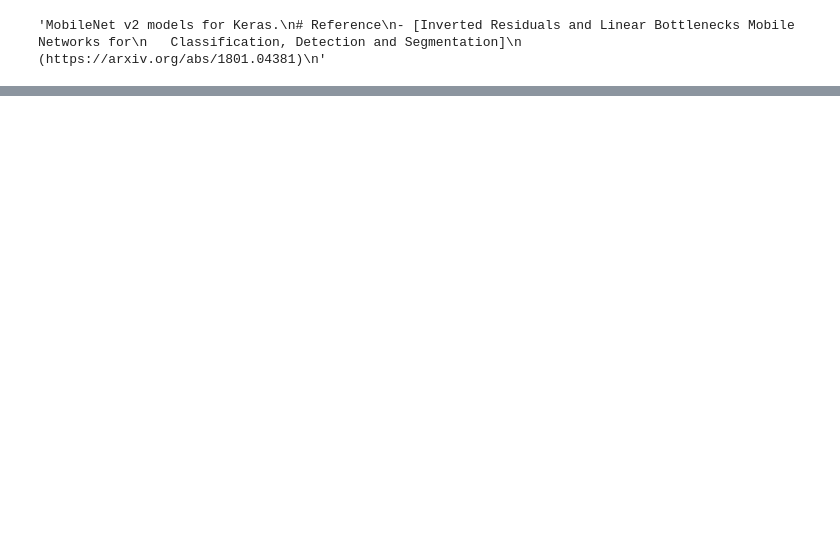
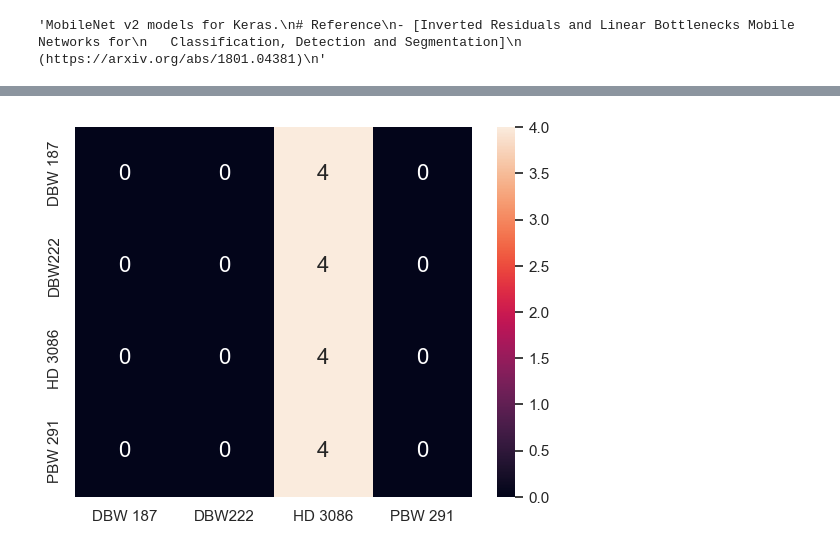
Before and after one commit to deepakjsagarwal/WC, a Jupyter notebook: Mobilenetv2.ipynb, the cells around one changed output, grey strips where cells are left out. Cells and saved outputs as stored; diff of their text form; code cells hidden in the pictures; blank space fills up the shorter version.

```diff
--- a/Mobilenetv2.ipynb
+++ b/Mobilenetv2.ipynb
@@ -257,0 +399,4 @@ model.evaluate(test_dataset,test_dataset_label)
+# %%
+from sklearn.metrics import accuracy_score, confusion_matrix, classification_report
+
+y_pred = model.predict(test_dataset)
@@ -257,0 +405,15 @@ model.evaluate(test_dataset,test_dataset_label)
+# %%
+y_pred_label = np.argmax(y_pred, axis=1)
+# %%
+# Calculate accuracy
+accuracy = accuracy_score(test_dataset_label, y_pred_label)
+print("Accuracy:", accuracy)
+
+# Calculate confusion matrix
+cm = confusion_matrix(test_dataset_label, y_pred_label)
+print("Confusion Matrix:")
+print(cm)
+
+# Calculate precision, recall, and F1-score for each class
+print("Classification Report:")
+print(classification_report(test_dataset_label, y_pred_label))
@@ -257,0 +438,10 @@ model.evaluate(test_dataset,test_dataset_label)
+# %%
+import seaborn as sn
+import pandas as pd
+
+df_cm = pd.DataFrame(cm,index =[i for i in VARIETIES],columns=[i for i in VARIETIES])
+sn.heatmap(df_cm, annot=True, annot_kws={"size": 16}) # font size
+
+plt.show()
+# %% [output]
+[figure, added]
```
Also changed, not shown: parts of 33 cells of this notebook.
